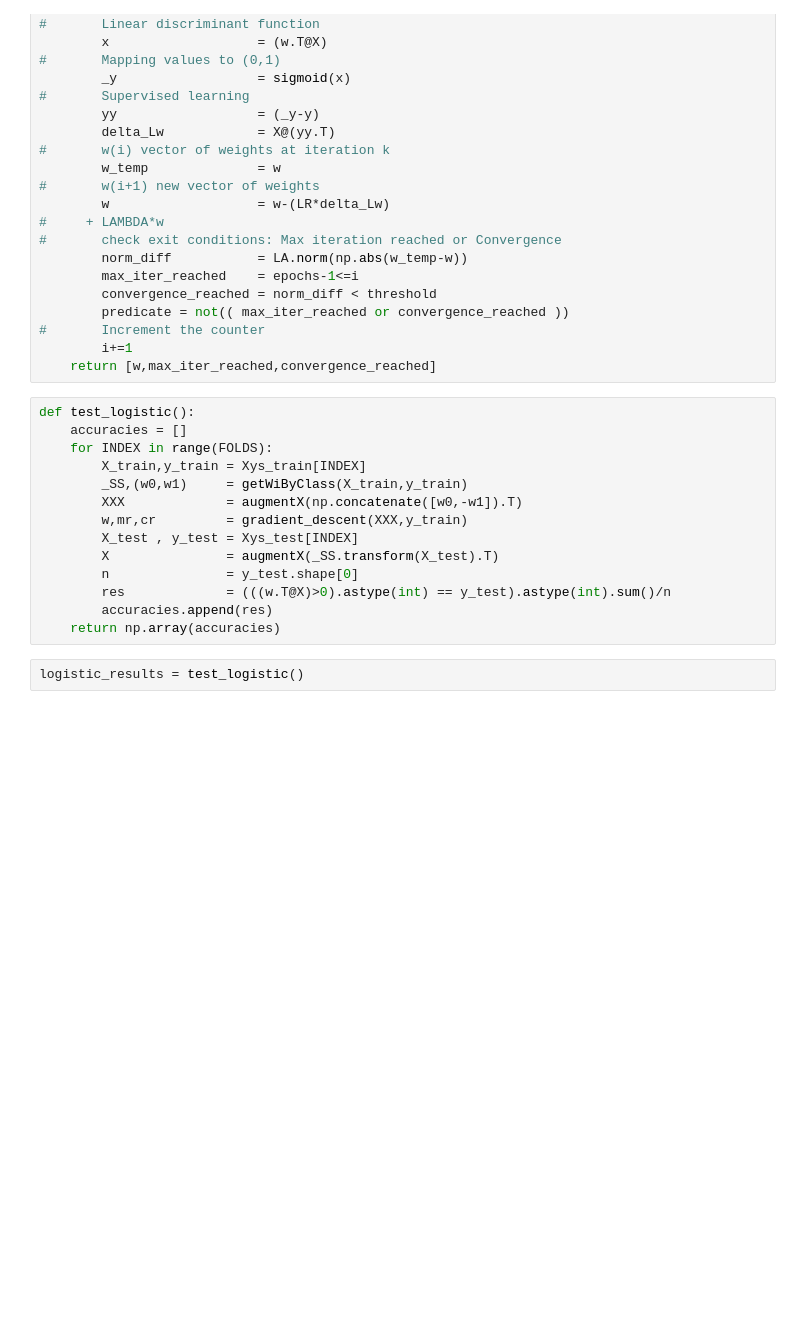
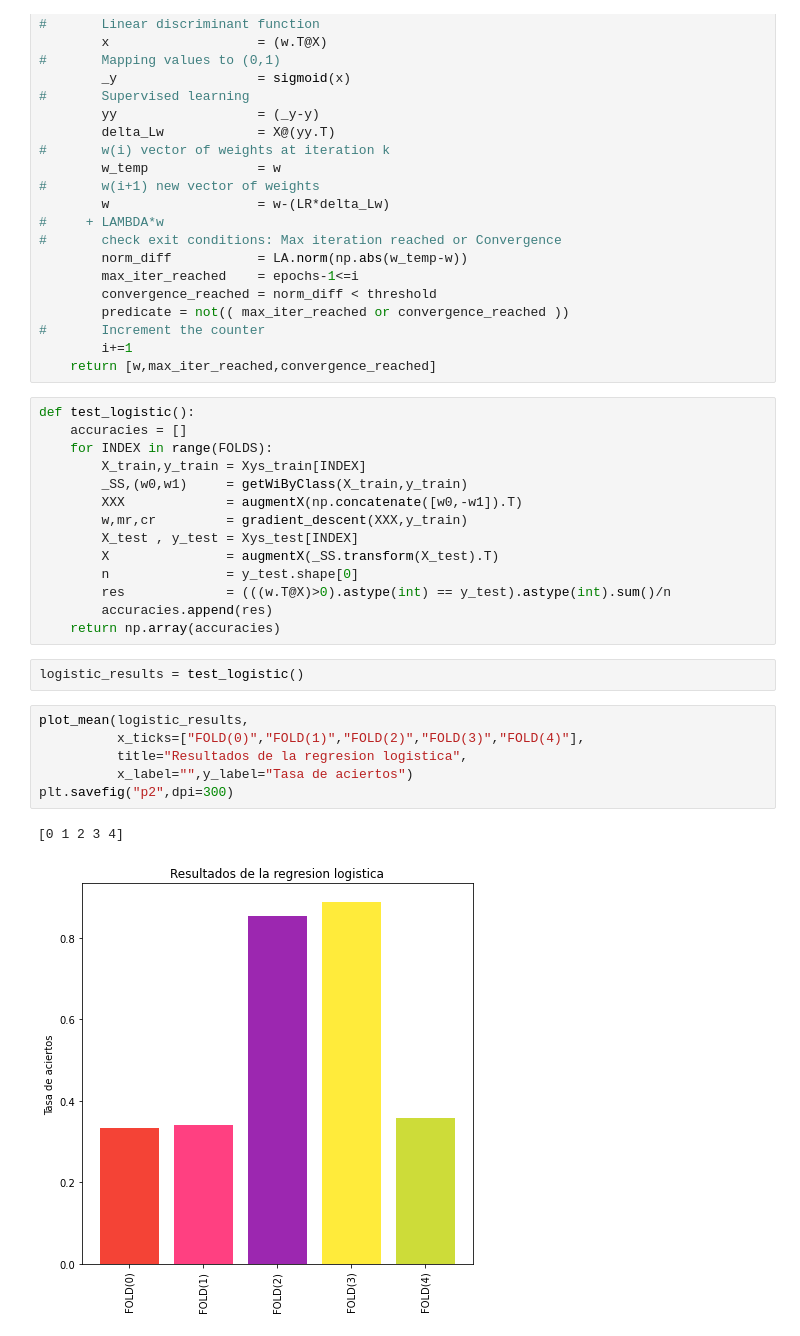
Before and after one commit to nachocodexx/cinvestav-da-final_project, a Jupyter notebook: Untitled.ipynb, the cells around one changed output. Cells and saved outputs as stored; diff of their text form; blank space fills up the shorter version.

```diff
--- a/Untitled.ipynb
+++ b/Untitled.ipynb
@@ -524,3 +579,12 @@ def test_logistic():
     return np.array(accuracies)
 # %%
 logistic_results = test_logistic()
+# %%
+plot_mean(logistic_results,
+          x_ticks=["FOLD(0)","FOLD(1)","FOLD(2)","FOLD(3)","FOLD(4)"],
+          title="Resultados de la regresion logistica",
+          x_label="",y_label="Tasa de aciertos")
+plt.savefig("p2",dpi=300)
+# %% [output]
+[0 1 2 3 4]
+[figure, added]
```
Also changed, not shown: parts of 11 cells of this notebook, 1 other file.
